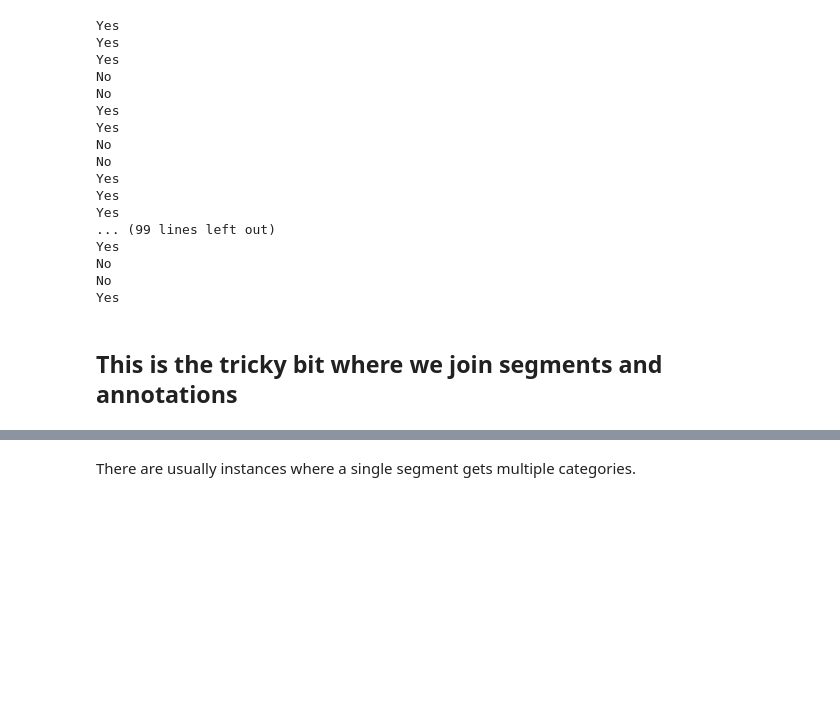
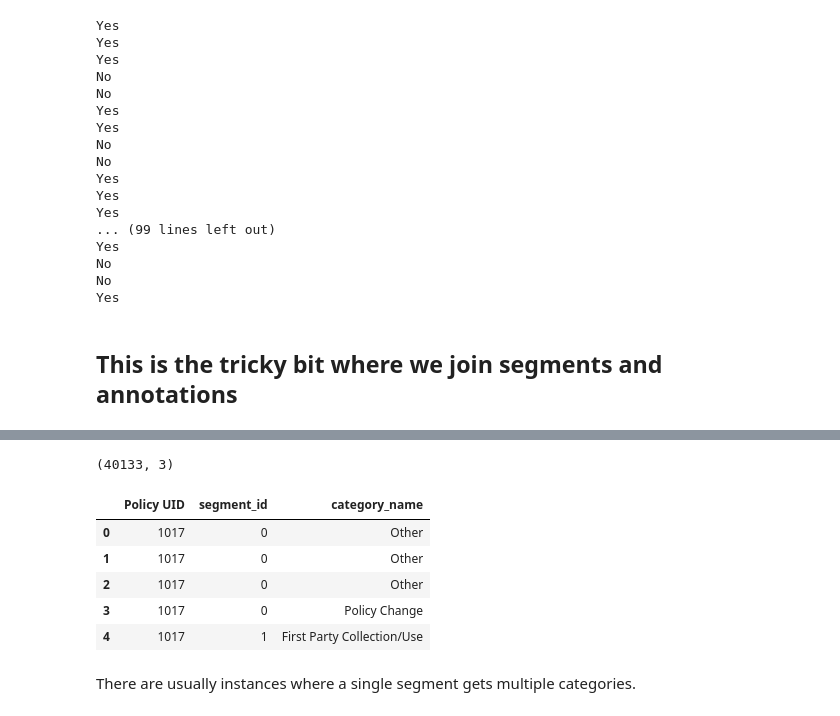
Before and after one commit to pmayostendorp/beforeiaccept, a Jupyter notebook: scripts/Binary Categories Development.ipynb, the cells around one changed output, grey strips where cells are left out. Drawn from its saved outputs; the diff is of its cells as text; code cells hidden in the pictures; blank space fills up the shorter version.

Commit message:
First working binary categorization for segments where n_segments = n_segment_categories.

```diff
--- a/scripts/Binary Categories Development.ipynb
+++ b/scripts/Binary Categories Development.ipynb
@@ -152,8 +152,3 @@ No
 Yes
 # %% [markdown]
 ## This is the tricky bit where we join segments and annotations
-# %%
-#Indexed version of segments
-seg_ind = segments.set_index(['Policy UID','segment_id'])
-seg_ind['key'] = 1 #TFH
-seg_ind.head()
@@ -168,5 +154,0 @@ seg_ind.head()
-# %%
-#Indexed version of annotations
-ann_ind = annotations.set_index(['Policy UID','segment_id'])
-ann_ind['key'] = 1 #TFH
-ann_ind.head()
@@ -181,9 +155,19 @@ ann_ind.head()
 # %%
 #Join the annotations with the segments using an outer join
-#joined = pd.merge(annotations,segments,on=['Policy UID','segment_id'],how='outer')
-joined = seg_ind.merge(ann_ind)
+joined = pd.merge(annotations,segments,on=['Policy UID','segment_id'],how='outer')
+joined['category_name'] = joined['category_name'].fillna(value='None')
+joined = joined.drop(['batch_id','annotator_id','attributes_value_pairs','policy_url','date','annotation_id','segments'],axis=1)
+#joined = seg_ind.merge(ann_ind)
 print(joined.shape)
 joined.head()
+# %% [output]
+(40133, 3)
+|  | Policy UID | segment_id | category_name |
+| 0 | 1017 | 0 | Other |
+| 1 | 1017 | 0 | Other |
+| 2 | 1017 | 0 | Other |
+| 3 | 1017 | 0 | Policy Change |
+| 4 | 1017 | 1 | First Party Collection/Use |
 # %% [markdown]
 There are usually instances where a single segment gets multiple categories.
 # %%
```
Also changed, not shown: parts of 13 cells of this notebook.
